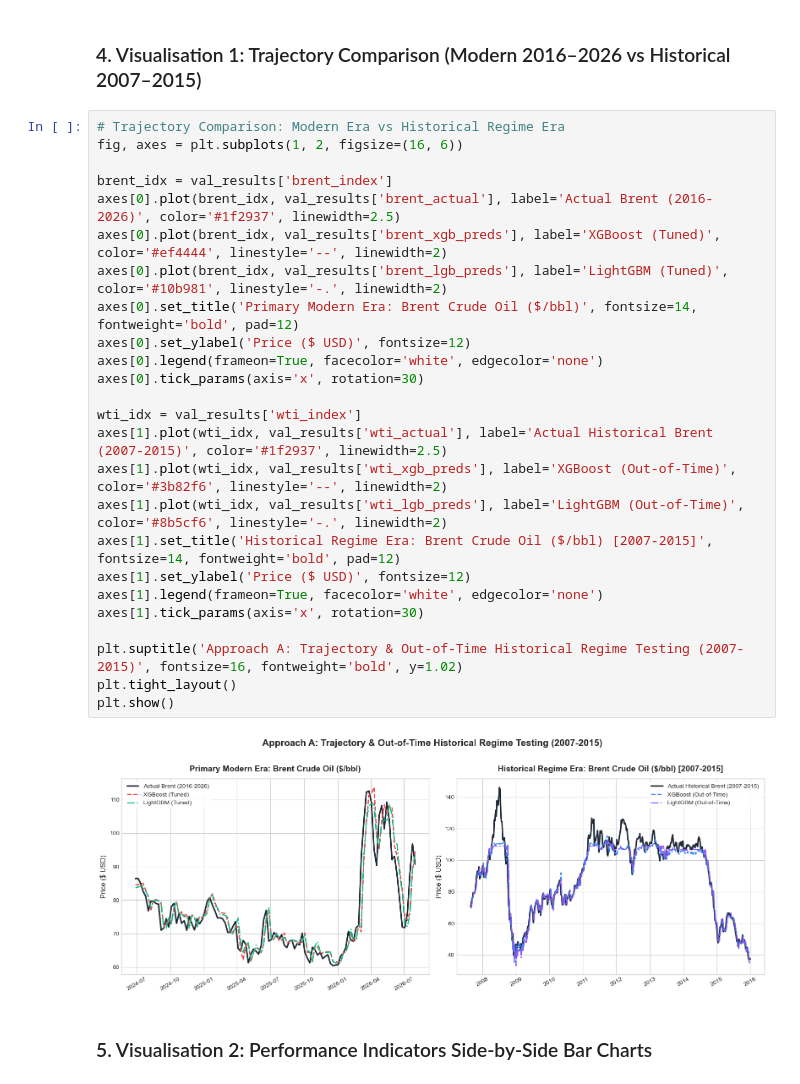
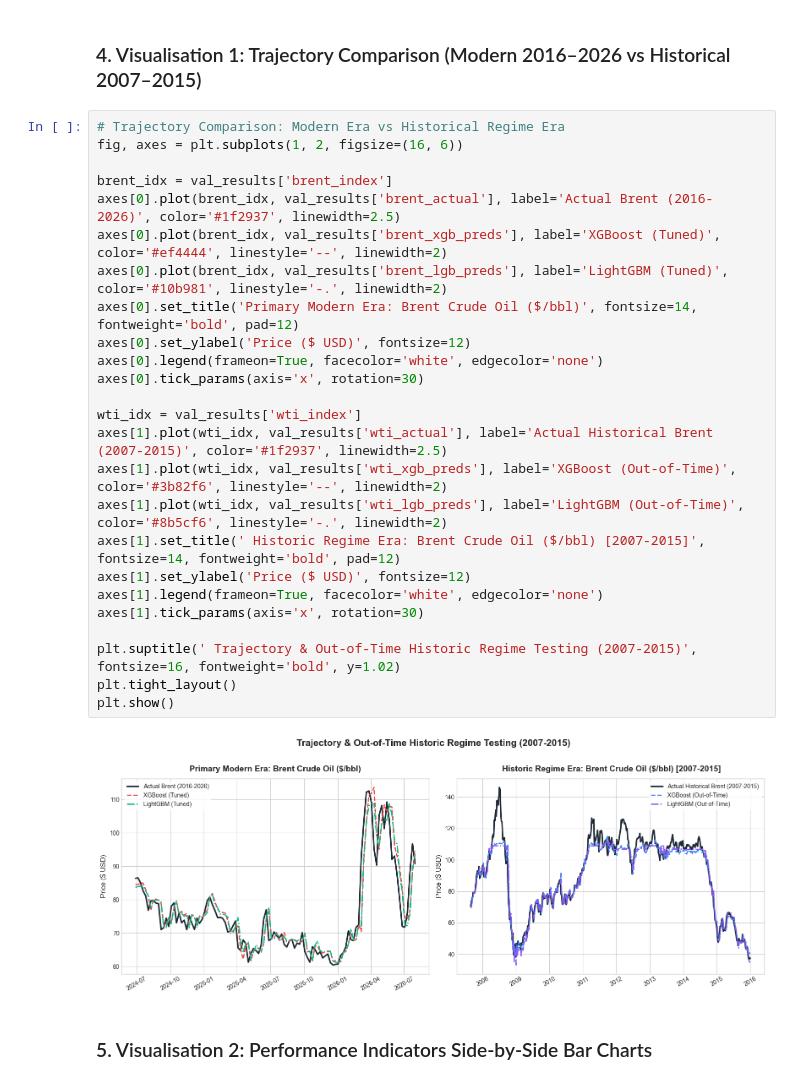
Before and after one commit to amohaf32/Time-Series-Forecast-Platform-Brent-Crude-Oil, a Jupyter notebook: notebook/lightgbm_historical_validation.ipynb, the cells around one changed output. Drawn from its saved outputs; the diff is of its cells as text.

```diff
--- a/notebook/lightgbm_historical_validation.ipynb
+++ b/notebook/lightgbm_historical_validation.ipynb
@@ -75,30 +75,30 @@ display(comp_df)
 # %%
 # Trajectory Comparison: Modern Era vs Historical Regime Era
 fig, axes = plt.subplots(1, 2, figsize=(16, 6))
 
 brent_idx = val_results['brent_index']
 axes[0].plot(brent_idx, val_results['brent_actual'], label='Actual Brent (2016-2026)', color='#1f2937', linewidth=2.5)
 axes[0].plot(brent_idx, val_results['brent_xgb_preds'], label='XGBoost (Tuned)', color='#ef4444', linestyle='--', linewidth=2)
 axes[0].plot(brent_idx, val_results['brent_lgb_preds'], label='LightGBM (Tuned)', color='#10b981', linestyle='-.', linewidth=2)
 axes[0].set_title('Primary Modern Era: Brent Crude Oil ($/bbl)', fontsize=14, fontweight='bold', pad=12)
 axes[0].set_ylabel('Price ($ USD)', fontsize=12)
 axes[0].legend(frameon=True, facecolor='white', edgecolor='none')
 axes[0].tick_params(axis='x', rotation=30)
 
 wti_idx = val_results['wti_index']
 axes[1].plot(wti_idx, val_results['wti_actual'], label='Actual Historical Brent (2007-2015)', color='#1f2937', linewidth=2.5)
 axes[1].plot(wti_idx, val_results['wti_xgb_preds'], label='XGBoost (Out-of-Time)', color='#3b82f6', linestyle='--', linewidth=2)
 axes[1].plot(wti_idx, val_results['wti_lgb_preds'], label='LightGBM (Out-of-Time)', color='#8b5cf6', linestyle='-.', linewidth=2)
-axes[1].set_title('Historical Regime Era: Brent Crude Oil ($/bbl) [2007-2015]', fontsize=14, fontweight='bold', pad=12)
+axes[1].set_title(' Historic Regime Era: Brent Crude Oil ($/bbl) [2007-2015]', fontsize=14, fontweight='bold', pad=12)
 axes[1].set_ylabel('Price ($ USD)', fontsize=12)
 axes[1].legend(frameon=True, facecolor='white', edgecolor='none')
 axes[1].tick_params(axis='x', rotation=30)
 
-plt.suptitle('Approach A: Trajectory & Out-of-Time Historical Regime Testing (2007-2015)', fontsize=16, fontweight='bold', y=1.02)
+plt.suptitle(' Trajectory & Out-of-Time Historic Regime Testing (2007-2015)', fontsize=16, fontweight='bold', y=1.02)
 plt.tight_layout()
 plt.show()
 # %% [output]
-[figure, old version]
+[figure, new version]
 # %% [markdown]
 ### 5. Visualisation 2: Performance Indicators Side-by-Side Bar Charts
 # %%
```
Also changed, not shown: parts of 5 cells of this notebook, 5 other files.
